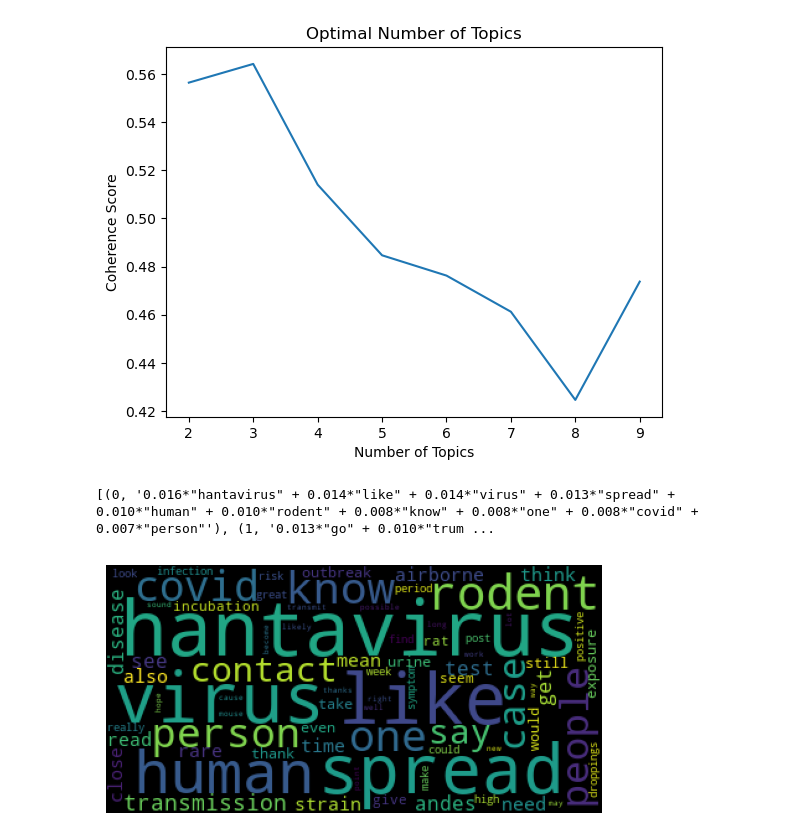
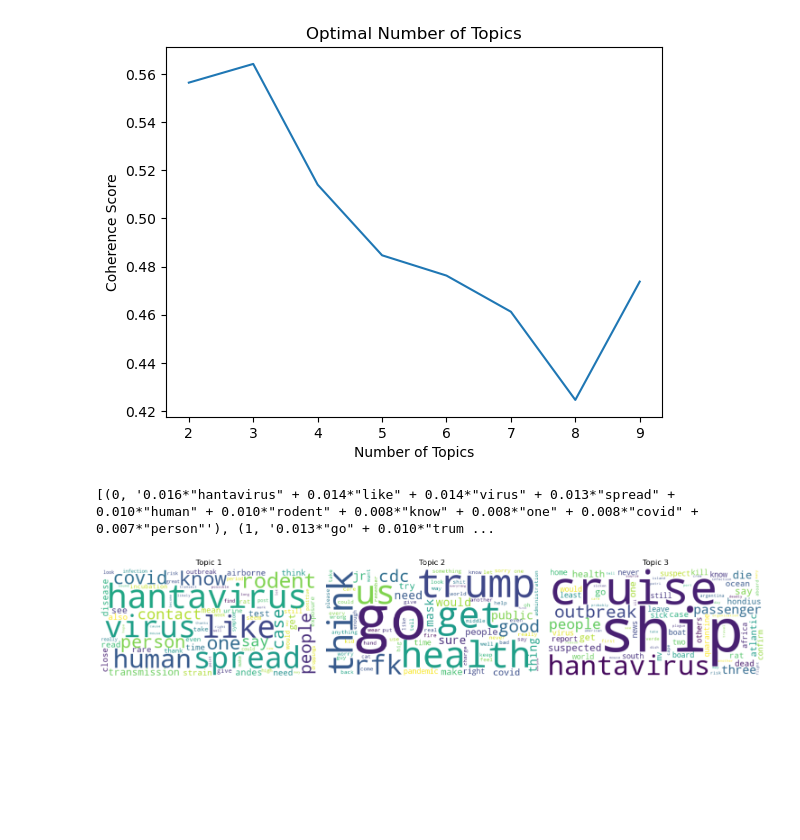
Before and after one commit to BenB51/UGGroup11_SocialMedia_A2, a Jupyter notebook: UG11_Sentiment_Analysis.ipynb, the cells around one changed output. Saved outputs shown, nothing was run; the diff lists cells and outputs as text; code cells hidden in the pictures; blank space fills up the shorter version.

Commit message:
update: combine wordcloud

```diff
--- a/UG11_Sentiment_Analysis.ipynb
+++ b/UG11_Sentiment_Analysis.ipynb
@@ -470,9 +470,30 @@ print(lda_model.print_topics())
 [(0, '0.016*"hantavirus" + 0.014*"like" + 0.014*"virus" + 0.013*"spread" + 0.010*"human" + 0.010*"rodent" + 0.008*"know" + 0.008*"one" + 0.008*"covid" + 0.007*"person"'), (1, '0.013*"go" + 0.010*"trum ...
 # %%
 #Code adapted from: https://stackoverflow.com/questions/60993778/how-to-create-wordcloud-from-lda-model
-#Create a word cloud for topic 0 - include top 75 words in topic
-plt.imshow(WordCloud(random_state=42).fit_words(dict(lda_model.show_topic(0, 75))))
-plt.axis("off")
-plt.show() #Print the word cloud
+
+# create word clouds for all lda topics in one figure
+num_topics = 3
+
+plt.figure(figsize=(15, 5))
+
+for topic_id in range(num_topics):
+
+    # get top 75 words for each topic
+    topic_words = dict(lda_model.show_topic(topic_id, 75))
+
+    # create word cloud
+    wordcloud = WordCloud(
+        random_state=42,
+        background_color="white"
+    ).fit_words(topic_words)
+
+    # plot word cloud
+    plt.subplot(1, num_topics, topic_id + 1)
+    plt.imshow(wordcloud, interpolation="bilinear")
+    plt.title(f"Topic {topic_id + 1}")
+    plt.axis("off")
+
+plt.tight_layout()
+plt.show()
 # %% [output]
-[figure, old version]
+[figure, new version]
```
Also changed, not shown: parts of 2 cells of this notebook.
